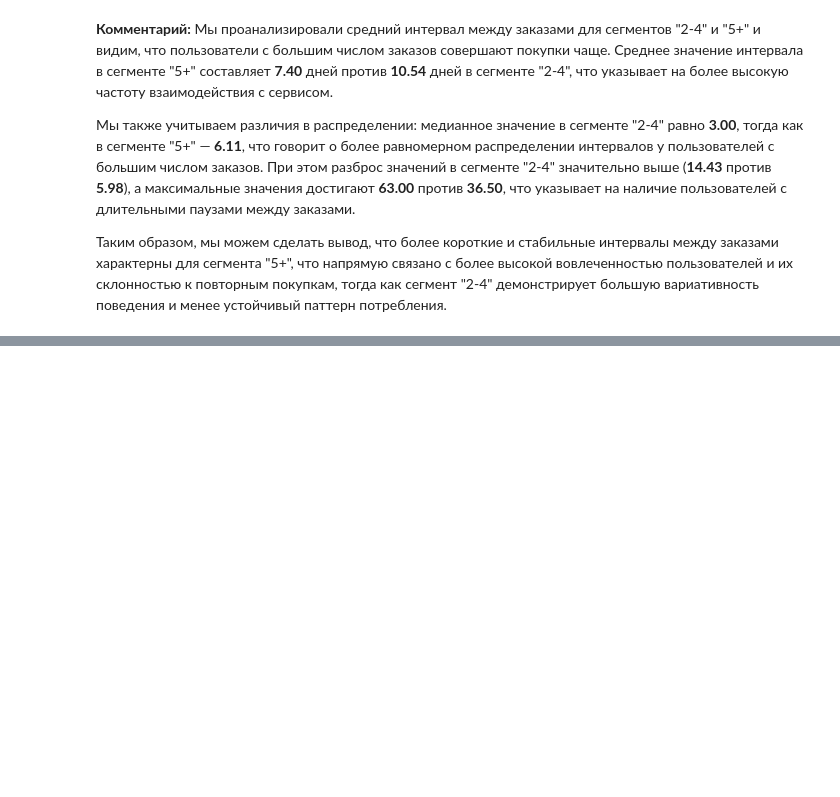
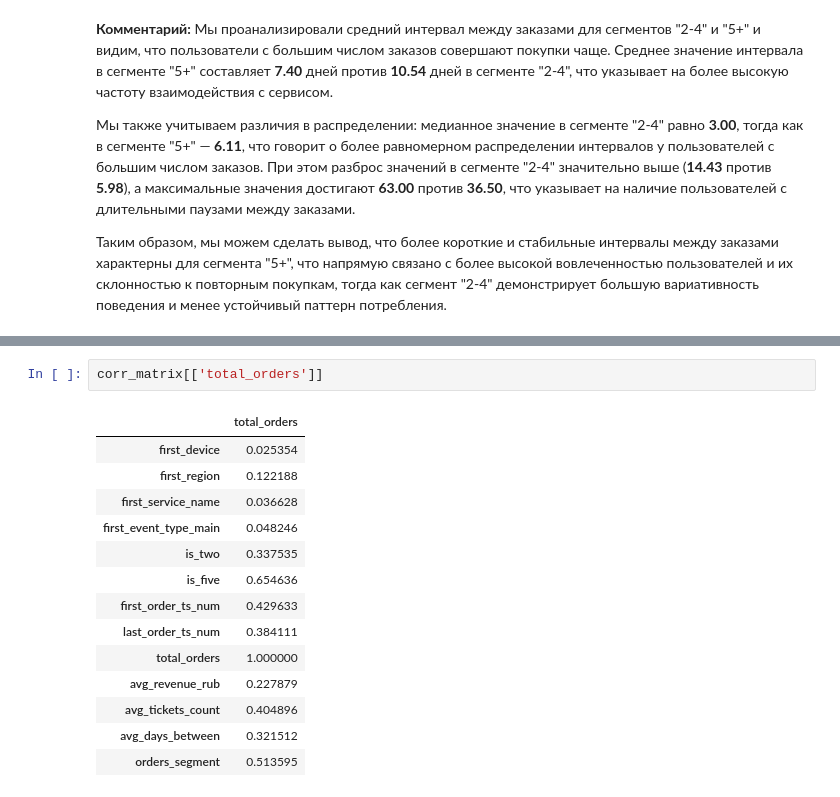
Before and after one commit to achezganov/yandex_afisha_eda, a Jupyter notebook: main.ipynb, the cells around one changed output, grey strips where cells are left out. Drawn from its saved outputs; the diff is of its cells as text; blank space fills up the shorter version.

```diff
--- a/main.ipynb
+++ b/main.ipynb
@@ -1558,0 +1716,17 @@ stats_df
+# %%
+corr_matrix[['total_orders']]
+# %% [output]
+|  | total_orders |
+| first_device | 0.025354 |
+| first_region | 0.122188 |
+| first_service_name | 0.036628 |
+| first_event_type_main | 0.048246 |
+| is_two | 0.337535 |
+| is_five | 0.654636 |
+| first_order_ts_num | 0.429633 |
+| last_order_ts_num | 0.384111 |
+| total_orders | 1.000000 |
+| avg_revenue_rub | 0.227879 |
+| avg_tickets_count | 0.404896 |
+| avg_days_between | 0.321512 |
+| orders_segment | 0.513595 |
```
Also changed, not shown: parts of 12 cells of this notebook.
